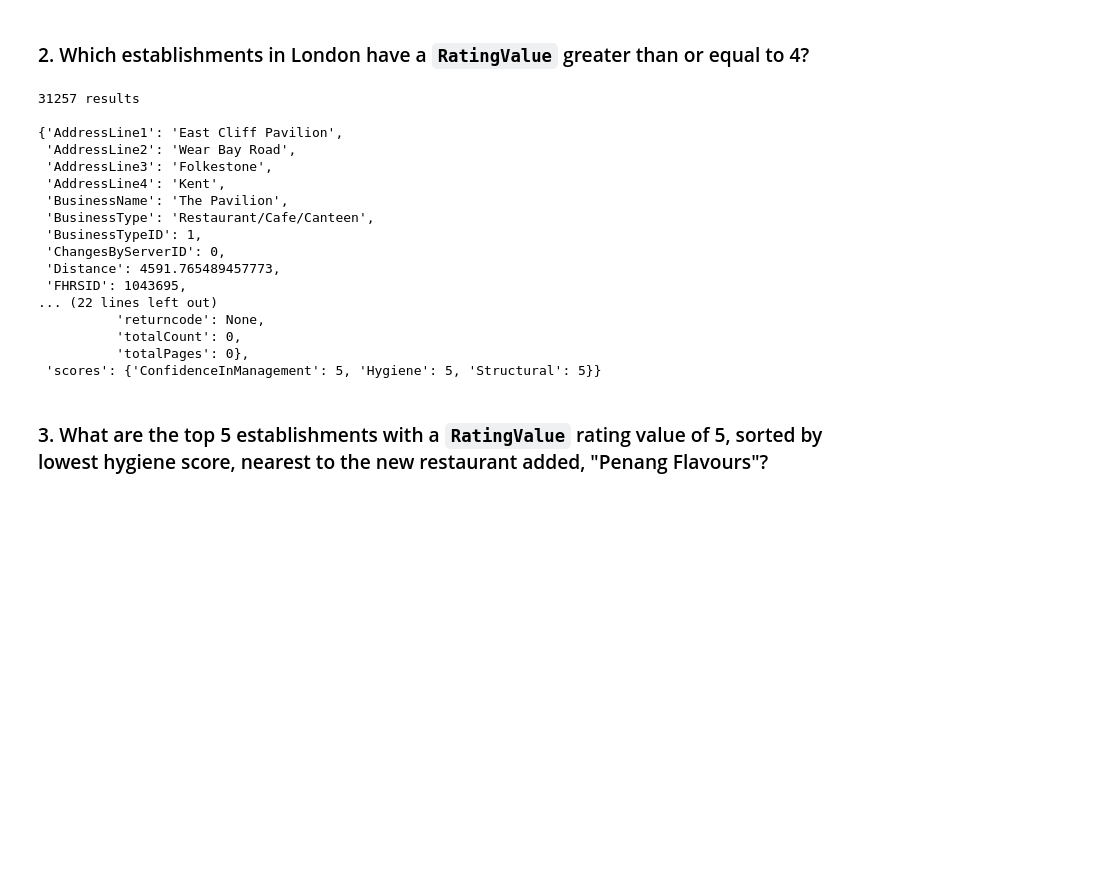
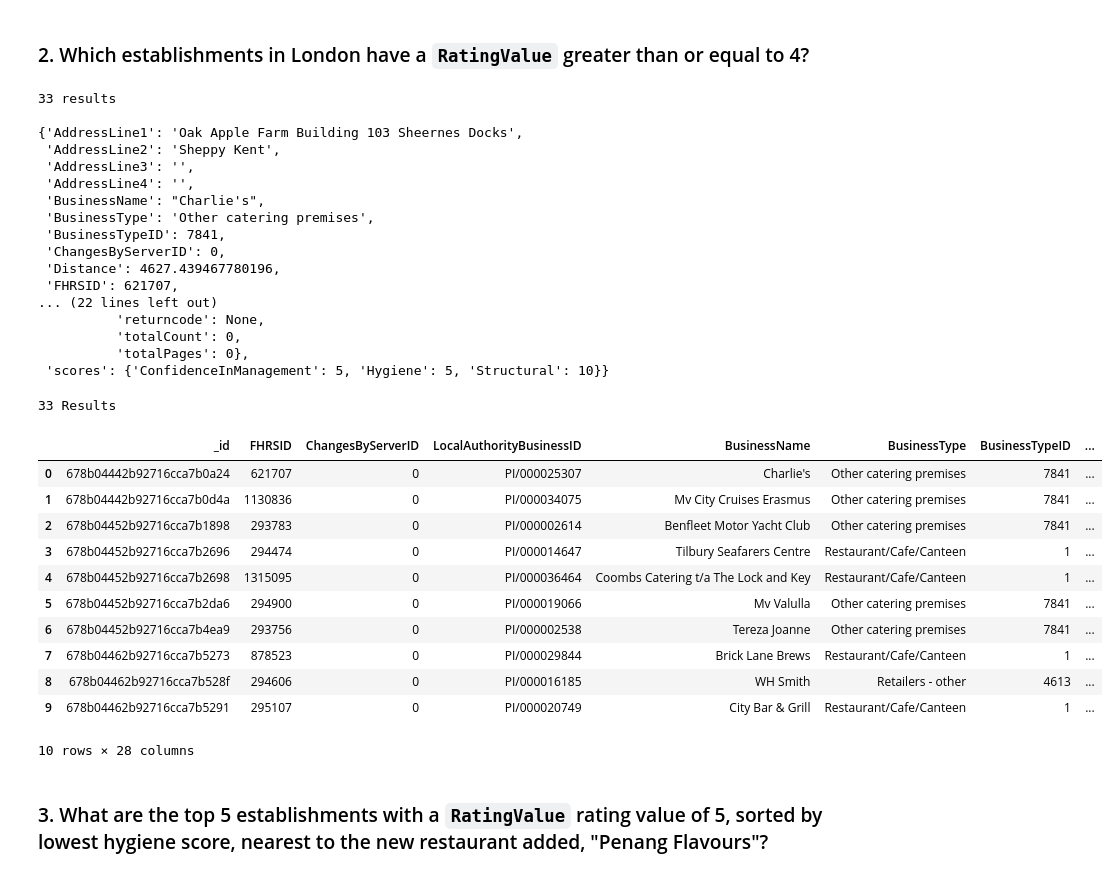
Before and after one commit to donoh160/nosql_challenge, a Jupyter notebook: NoSQL_analysis_starter.ipynb, the cells around one changed output. Drawn from its saved outputs; the diff is of its cells as text; code cells hidden in the pictures; blank space fills up the shorter version.

```diff
--- a/NoSQL_analysis_starter.ipynb
+++ b/NoSQL_analysis_starter.ipynb
@@ -64,38 +80,58 @@ results = establishments.find(query)
 # %% [markdown]
 ### 2. Which establishments in London have a `RatingValue` greater than or equal to 4?
 # %%
-# Find the establishments with London as the Local Authority and has a RatingValue greater than or equal to 4.
-# Use count_documents to display the number of documents in the result
-# Display the first document in the results using pprint
+# Query establishments with RatingValue greater than or equal to 4 and only establishments in London
+query = {
+    'RatingValue': {'$gte': 4},
+    'LocalAuthorityName': {'$regex': "London"}
+}
 
-query = {'RatingValue': {'$gte': 4}}
+# Display number of results
+print(f'{establishments.count_documents(query)} results\n')
 
-print(f'{establishments.count_documents(query)} results \n')
-
+# Display first result
 pprint(establishments.find_one(query))
 # %% [output]
-31257 results
+33 results
 
-{'AddressLine1': 'East Cliff Pavilion',
- 'AddressLine2': 'Wear Bay Road',
- 'AddressLine3': 'Folkestone',
- 'AddressLine4': 'Kent',
- 'BusinessName': 'The Pavilion',
- 'BusinessType': 'Restaurant/Cafe/Canteen',
- 'BusinessTypeID': 1,
+{'AddressLine1': 'Oak Apple Farm Building 103 Sheernes Docks',
+ 'AddressLine2': 'Sheppy Kent',
+ 'AddressLine3': '',
+ 'AddressLine4': '',
+ 'BusinessName': "Charlie's",
+ 'BusinessType': 'Other catering premises',
+ 'BusinessTypeID': 7841,
  'ChangesByServerID': 0,
- 'Distance': 4591.765489457773,
- 'FHRSID': 1043695,
+ 'Distance': 4627.439467780196,
+ 'FHRSID': 621707,
 ... (22 lines left out)
           'returncode': None,
           'totalCount': 0,
           'totalPages': 0},
- 'scores': {'ConfidenceInManagement': 5, 'Hygiene': 5, 'Structural': 5}}
+ 'scores': {'ConfidenceInManagement': 5, 'Hygiene': 5, 'Structural': 10}}
 # %%
 # Convert the result to a Pandas DataFrame
+results = list(establishments.find(query))
+q2_df = pd.DataFrame(results)
 
 # Display the number of rows in the DataFrame
+print(f"{q2_df['_id'].count()} Results")
 
 # Display the first 10 rows of the DataFrame
+q2_df.head(10)
+# %% [output]
+33 Results
+|  | _id | FHRSID | ChangesByServerID | LocalAuthorityBusinessID | BusinessName | BusinessType | BusinessTypeID | ... |
+| 0 | 678b04442b92716cca7b0a24 | 621707 | 0 | PI/000025307 | Charlie's | Other catering premises | 7841 | ... |
+| 1 | 678b04442b92716cca7b0d4a | 1130836 | 0 | PI/000034075 | Mv City Cruises Erasmus | Other catering premises | 7841 | ... |
+| 2 | 678b04452b92716cca7b1898 | 293783 | 0 | PI/000002614 | Benfleet Motor Yacht Club | Other catering premises | 7841 | ... |
+| 3 | 678b04452b92716cca7b2696 | 294474 | 0 | PI/000014647 | Tilbury Seafarers Centre | Restaurant/Cafe/Canteen | 1 | ... |
+| 4 | 678b04452b92716cca7b2698 | 1315095 | 0 | PI/000036464 | Coombs Catering t/a The Lock and Key | Restaurant/Cafe/Canteen | 1 | ... |
+| 5 | 678b04452b92716cca7b2da6 | 294900 | 0 | PI/000019066 | Mv Valulla | Other catering premises | 7841 | ... |
+| 6 | 678b04452b92716cca7b4ea9 | 293756 | 0 | PI/000002538 | Tereza Joanne | Other catering premises | 7841 | ... |
+| 7 | 678b04462b92716cca7b5273 | 878523 | 0 | PI/000029844 | Brick Lane Brews | Restaurant/Cafe/Canteen | 1 | ... |
+| 8 | 678b04462b92716cca7b528f | 294606 | 0 | PI/000016185 | WH Smith | Retailers - other | 4613 | ... |
+| 9 | 678b04462b92716cca7b5291 | 295107 | 0 | PI/000020749 | City Bar & Grill | Restaurant/Cafe/Canteen | 1 | ... |
+10 rows × 28 columns
 # %% [markdown]
 ### 3. What are the top 5 establishments with a `RatingValue` rating value of 5, sorted by lowest hygiene score, nearest to the new restaurant added, "Penang Flavours"?
```
Also changed, not shown: parts of 9 cells of this notebook, 2 other files.
